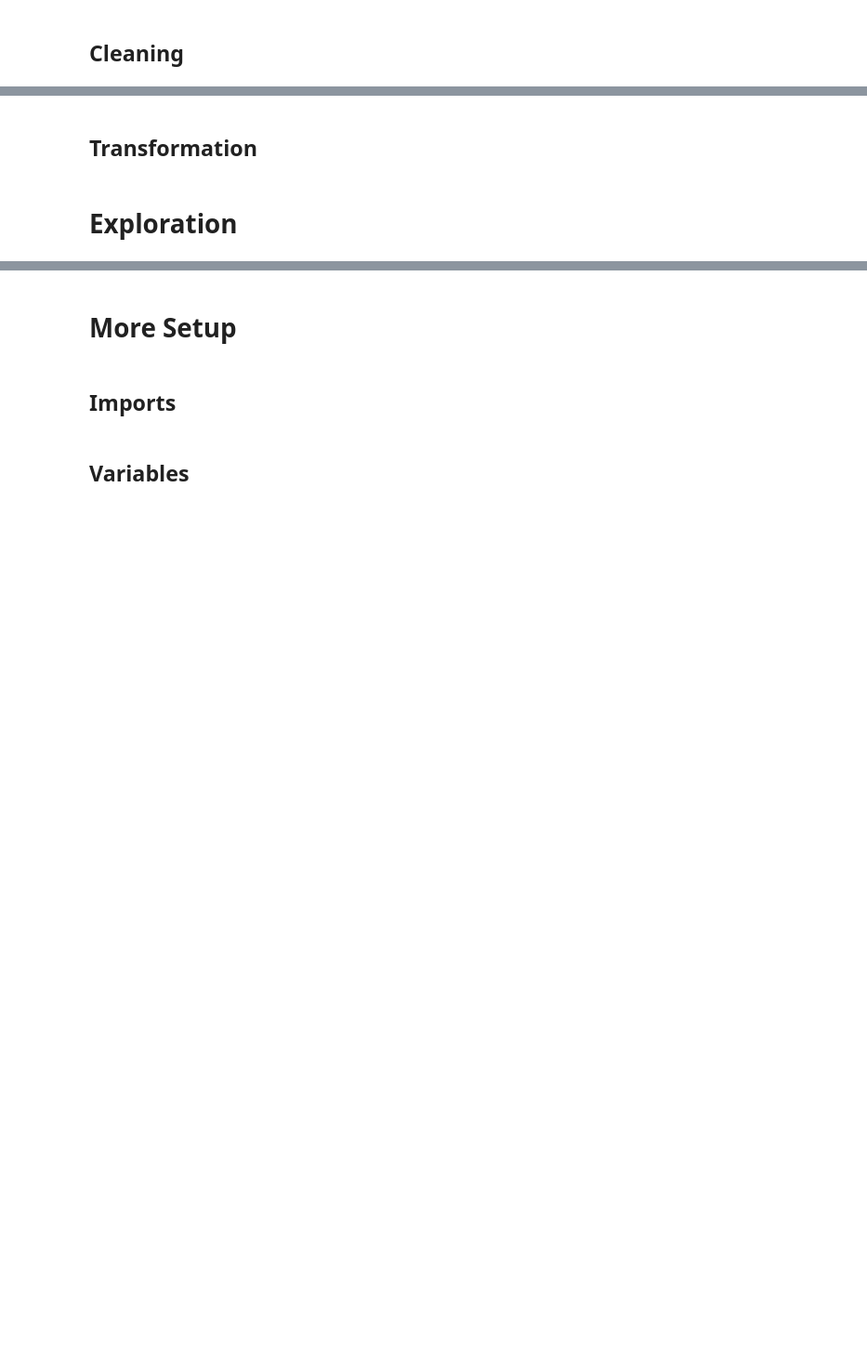
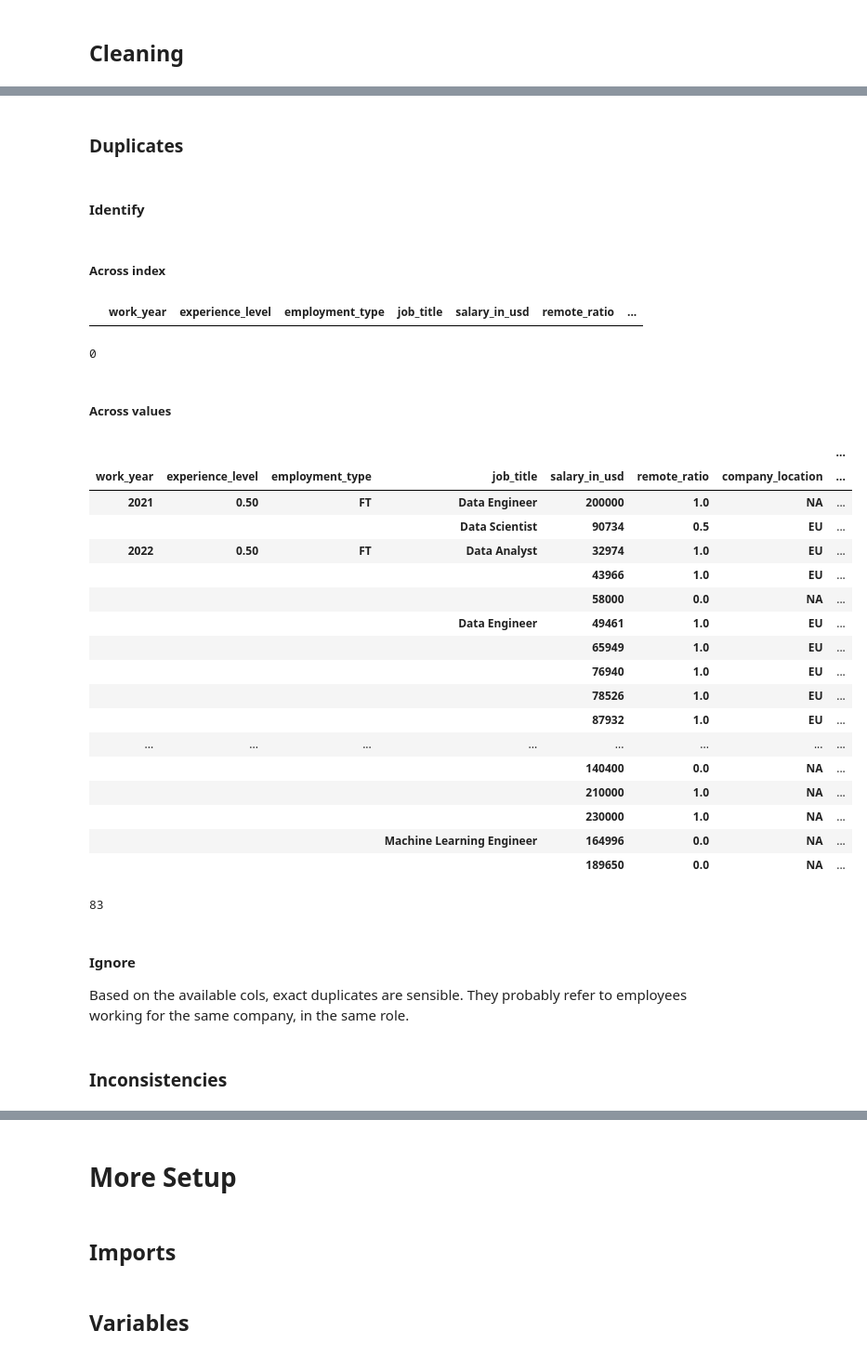
Before and after one commit to TMK04/mldp-project, a Jupyter notebook: main.ipynb, the cells around one changed output, grey strips where cells are left out. Shown: that part at 93% size. Saved outputs shown, nothing was run; the diff lists cells and outputs as text; code cells hidden in the pictures; blank space fills up the shorter version.

```diff
--- a/main.ipynb
+++ b/main.ipynb
@@ -13,0 +142,5 @@ salaries = pd.read_csv("ds_salaries.csv")
+# %%
+salaries["ricl"] = salaries["company_location"] == salaries["employee_residence"]
+salaries.drop(columns="employee_residence", inplace=True)
+
+displayVcs(salaries["ricl"])
@@ -13,0 +157,4 @@ salaries = pd.read_csv("ds_salaries.csv")
+# %%
+salaries["company_location"] = salaries["company_location"].apply(pc.country_alpha2_to_continent_code)
+
+displayVcs(salaries["company_location"])
@@ -16,4 +202,47 @@ salaries = pd.read_csv("ds_salaries.csv")
 # %% [markdown]
-## Transformation
+### Duplicates
 # %% [markdown]
-# Exploration
+#### Identify
+# %% [markdown]
+##### Across index
+# %%
+duplicate_indexes = salaries[salaries.index.duplicated(keep=False)]
+
+display(duplicate_indexes)
+print(duplicate_indexes.size)
+# %% [output]
+|  | work_year | experience_level | employment_type | job_title | salary_in_usd | remote_ratio | ... |
+0
+# %% [markdown]
+##### Across values
+# %%
+duplicate_values = vcs(salaries[salaries.duplicated(keep=False)])
+
+displayAsDF(duplicate_values, columns=["duplicates"])
+print(duplicate_values.sum())
+# %% [output]
+|  |  |  |  |  |  |  | ... |
+| work_year | experience_level | employment_type | job_title | salary_in_usd | remote_ratio | company_location | ... |
+| 2021 | 0.50 | FT | Data Engineer | 200000 | 1.0 | NA | ... |
+|  |  |  | Data Scientist | 90734 | 0.5 | EU | ... |
+| 2022 | 0.50 | FT | Data Analyst | 32974 | 1.0 | EU | ... |
+|  |  |  |  | 43966 | 1.0 | EU | ... |
+|  |  |  |  | 58000 | 0.0 | NA | ... |
+|  |  |  | Data Engineer | 49461 | 1.0 | EU | ... |
+|  |  |  |  | 65949 | 1.0 | EU | ... |
+|  |  |  |  | 76940 | 1.0 | EU | ... |
+|  |  |  |  | 78526 | 1.0 | EU | ... |
+|  |  |  |  | 87932 | 1.0 | EU | ... |
+| ... | ... | ... | ... | ... | ... | ... | ... |
+|  |  |  |  | 140400 | 0.0 | NA | ... |
+|  |  |  |  | 210000 | 1.0 | NA | ... |
+|  |  |  |  | 230000 | 1.0 | NA | ... |
+|  |  |  | Machine Learning Engineer | 164996 | 0.0 | NA | ... |
+|  |  |  |  | 189650 | 0.0 | NA | ... |
+83
+# %% [markdown]
+#### Ignore
+
+Based on the available cols, exact duplicates are sensible. They probably refer to employees working for the same company, in the same role.
+# %% [markdown]
+### Inconsistencies
```
Also changed, not shown: parts of 49 cells of this notebook.
